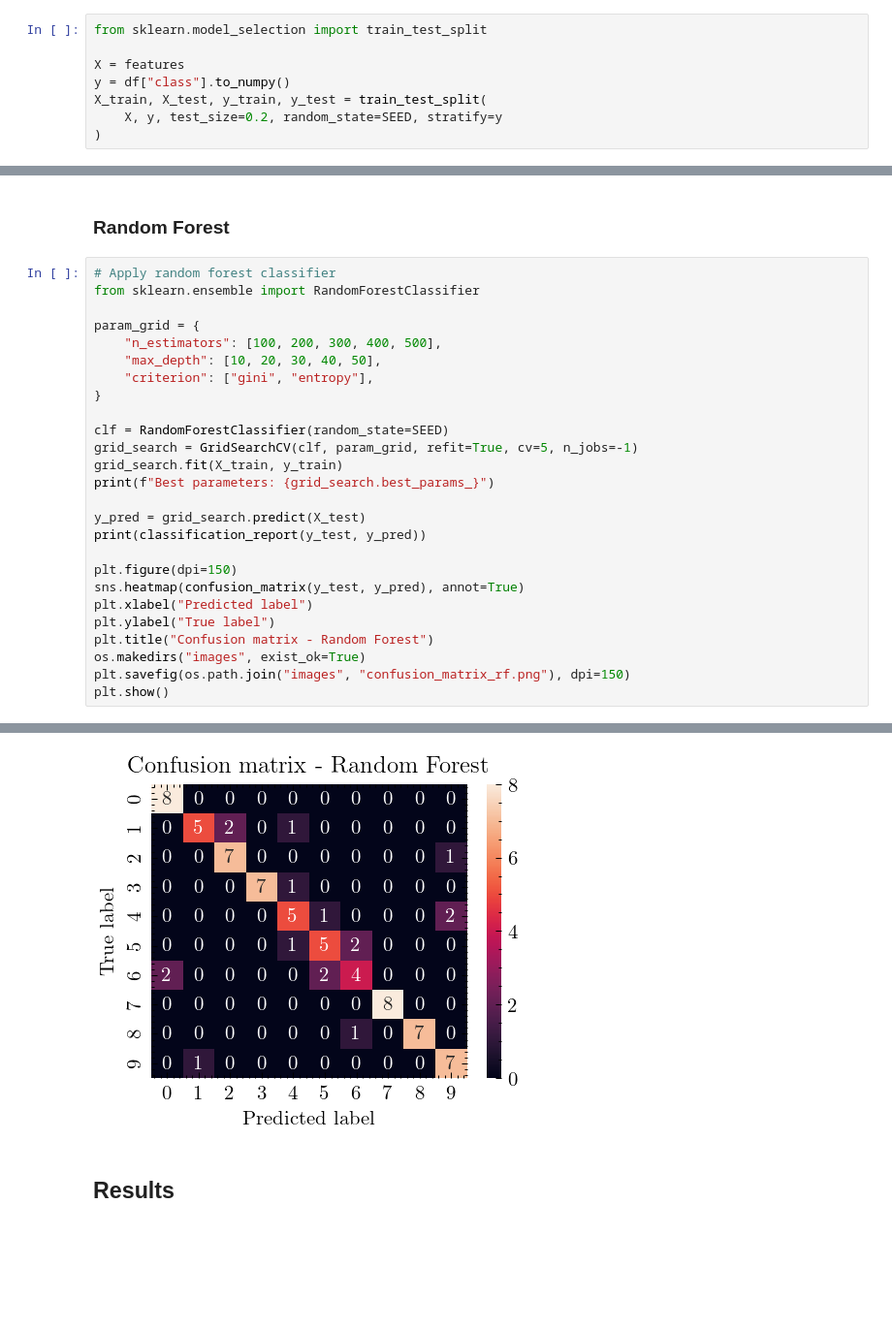
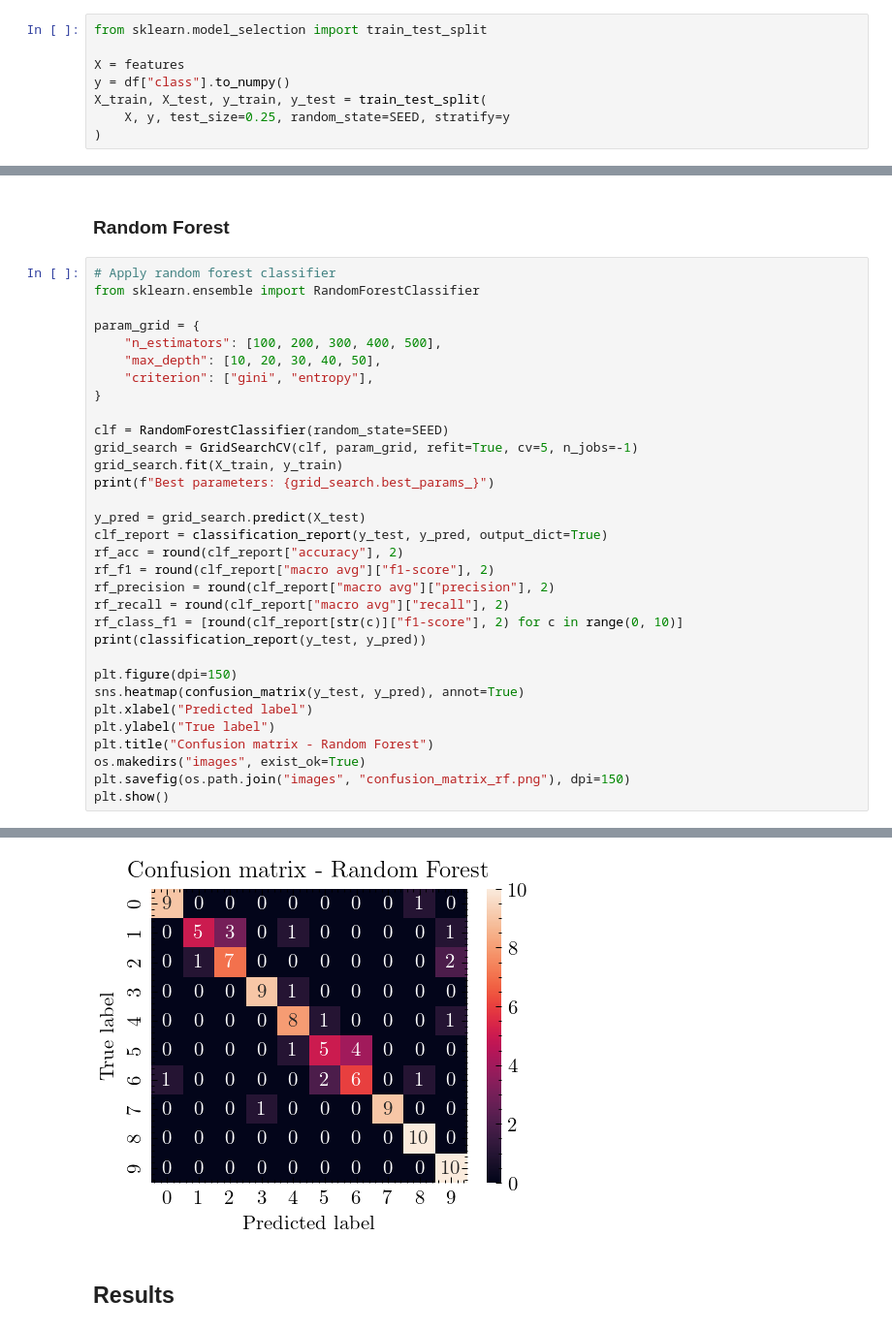
Before and after one commit to FilippoUslenghi/audio-pattern, a Jupyter notebook: project.ipynb, the cells around one changed output, grey strips where cells are left out. Shown at 97% size. Drawn from its saved outputs; the diff is of its cells as text; blank space fills up the shorter version.

```diff
--- a/project.ipynb
+++ b/project.ipynb
@@ -385,7 +385,7 @@ from sklearn.model_selection import train_test_split
 X = features
 y = df["class"].to_numpy()
 X_train, X_test, y_train, y_test = train_test_split(
-    X, y, test_size=0.2, random_state=SEED, stratify=y
+    X, y, test_size=0.25, random_state=SEED, stratify=y
 )
 # %% [markdown]
 ### Dummy classifier
@@ -646,6 +670,12 @@ grid_search.fit(X_train, y_train)
 print(f"Best parameters: {grid_search.best_params_}")
 
 y_pred = grid_search.predict(X_test)
+clf_report = classification_report(y_test, y_pred, output_dict=True)
+rf_acc = round(clf_report["accuracy"], 2)
+rf_f1 = round(clf_report["macro avg"]["f1-score"], 2)
+rf_precision = round(clf_report["macro avg"]["precision"], 2)
+rf_recall = round(clf_report["macro avg"]["recall"], 2)
+rf_class_f1 = [round(clf_report[str(c)]["f1-score"], 2) for c in range(0, 10)]
 print(classification_report(y_test, y_pred))
 
 plt.figure(dpi=150)
@@ -677,3 +707,3 @@ weighted avg       0.79      0.79      0.79        80
-[figure, old version]
+[figure, new version]
 # %% [markdown]
 ## Results
```
Also changed, not shown: parts of 11 cells of this notebook, 15 other files.
